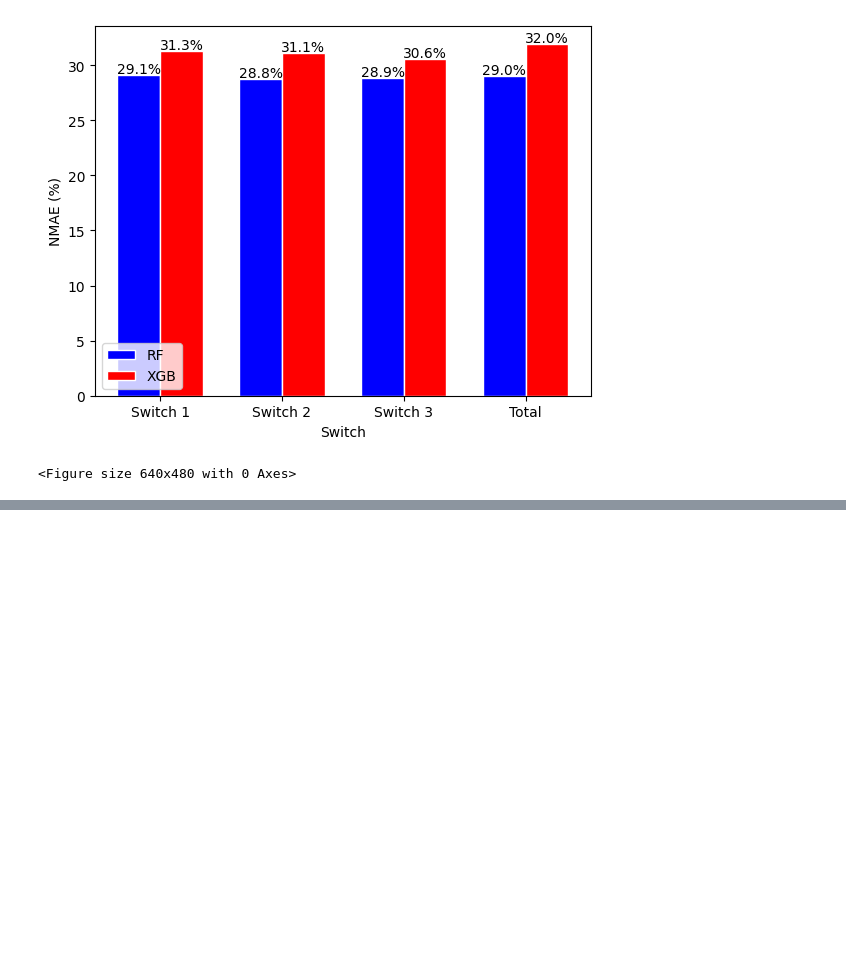
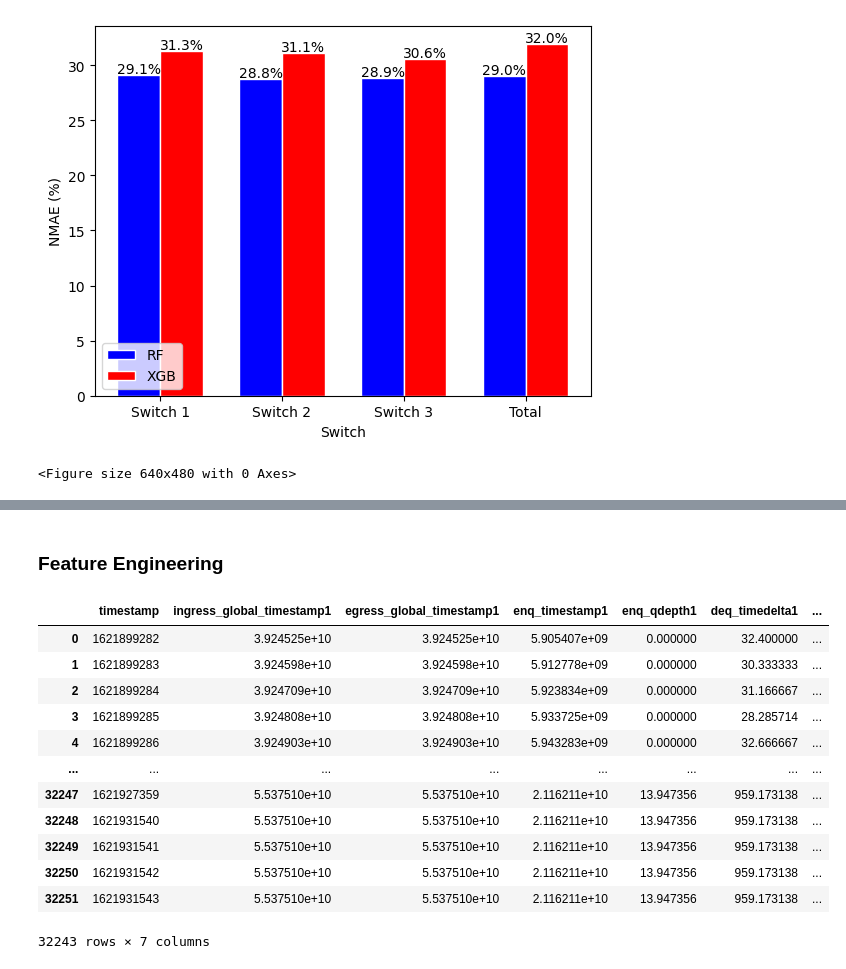
Before and after one commit to lukilme/search-telemetry-service-estimation, a Jupyter notebook: SplitSwithes.ipynb, the cells around one changed output, grey strips where cells are left out. Cells and saved outputs as stored; diff of their text form; code cells hidden in the pictures; blank space fills up the shorter version.

```diff
--- a/SplitSwithes.ipynb
+++ b/SplitSwithes.ipynb
@@ -315,0 +301,27 @@ plt.show()
+# %% [markdown]
+### Feature Engineering
+# %%
+switch1_ = switch1.copy(True)
+switch2_ = switch2.copy(True)
+switch3_ = switch3.copy(True)
+
+switch1_['enq_qdepth1'] *= 10
+switch1_['enq_timestamp1'] *= 10
+switch2_['enq_qdepth2'] *= 10
+switch2_['enq_timestamp2'] *= 10
+switch3_['enq_qdepth2'] *= 10
+switch3_['enq_timestamp2'] *= 10
+# %% [output]
+|  | timestamp | ingress_global_timestamp1 | egress_global_timestamp1 | enq_timestamp1 | enq_qdepth1 | deq_timedelta1 | ... |
+| 0 | 1621899282 | 3.924525e+10 | 3.924525e+10 | 5.905407e+09 | 0.000000 | 32.400000 | ... |
+| 1 | 1621899283 | 3.924598e+10 | 3.924598e+10 | 5.912778e+09 | 0.000000 | 30.333333 | ... |
+| 2 | 1621899284 | 3.924709e+10 | 3.924709e+10 | 5.923834e+09 | 0.000000 | 31.166667 | ... |
+| 3 | 1621899285 | 3.924808e+10 | 3.924808e+10 | 5.933725e+09 | 0.000000 | 28.285714 | ... |
+| 4 | 1621899286 | 3.924903e+10 | 3.924903e+10 | 5.943283e+09 | 0.000000 | 32.666667 | ... |
+| ... | ... | ... | ... | ... | ... | ... | ... |
+| 32247 | 1621927359 | 5.537510e+10 | 5.537510e+10 | 2.116211e+10 | 13.947356 | 959.173138 | ... |
+| 32248 | 1621931540 | 5.537510e+10 | 5.537510e+10 | 2.116211e+10 | 13.947356 | 959.173138 | ... |
+| 32249 | 1621931541 | 5.537510e+10 | 5.537510e+10 | 2.116211e+10 | 13.947356 | 959.173138 | ... |
+| 32250 | 1621931542 | 5.537510e+10 | 5.537510e+10 | 2.116211e+10 | 13.947356 | 959.173138 | ... |
+| 32251 | 1621931543 | 5.537510e+10 | 5.537510e+10 | 2.116211e+10 | 13.947356 | 959.173138 | ... |
+32243 rows × 7 columns
```
Also changed, not shown: parts of 8 cells of this notebook.
